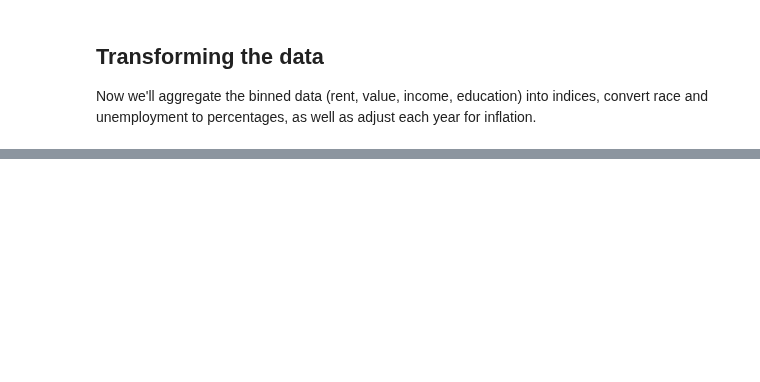
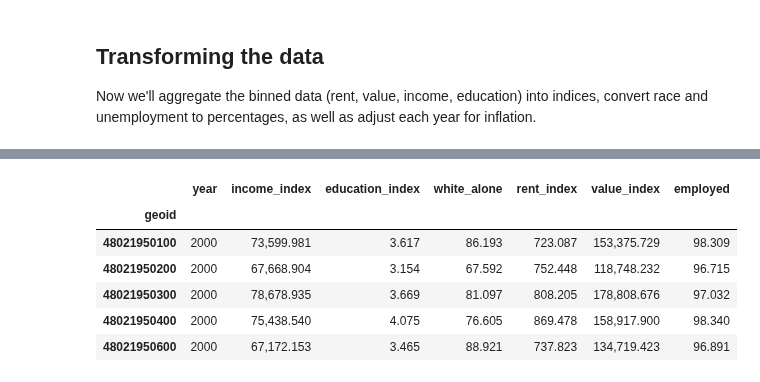
Before and after one commit to tsansom/Springboard-Data-Science, a Jupyter notebook: capstone_projects/gentrification/notebooks/1 - Data Preprocessing.ipynb, the cells around one changed output, grey strips where cells are left out. Cells and saved outputs as stored; diff of their text form; code cells hidden in the pictures; blank space fills up the shorter version.

```diff
--- a/capstone_projects/gentrification/notebooks/1 - Data Preprocessing.ipynb
+++ b/capstone_projects/gentrification/notebooks/1 - Data Preprocessing.ipynb
@@ -486 +487,11 @@ geoid
 Name: white_alone, Length: 3150, dtype: float64
+# %%
+merged_data.head()
+# %% [output]
+|  | year | income_index | education_index | white_alone | rent_index | value_index | employed |
+| geoid |  |  |  |  |  |  |  |
+| 48021950100 | 2000 | 73,599.981 | 3.617 | 86.193 | 723.087 | 153,375.729 | 98.309 |
+| 48021950200 | 2000 | 67,668.904 | 3.154 | 67.592 | 752.448 | 118,748.232 | 96.715 |
+| 48021950300 | 2000 | 78,678.935 | 3.669 | 81.097 | 808.205 | 178,808.676 | 97.032 |
+| 48021950400 | 2000 | 75,438.540 | 4.075 | 76.605 | 869.478 | 158,917.900 | 98.340 |
+| 48021950600 | 2000 | 67,172.153 | 3.465 | 88.921 | 737.823 | 134,719.423 | 96.891 |
```
Also changed, not shown: parts of 4 cells of this notebook, 4 other files.
